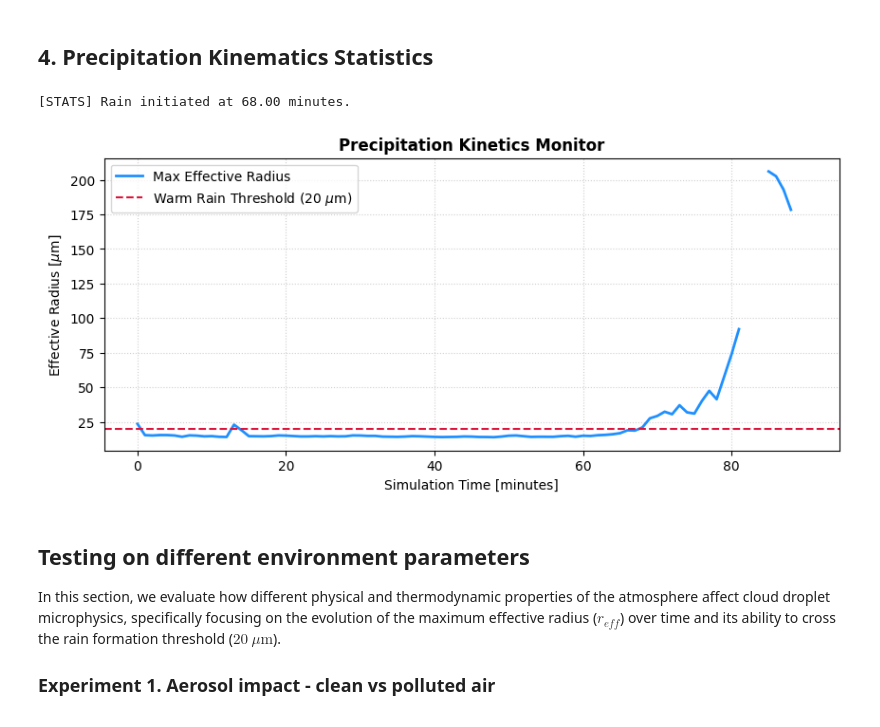
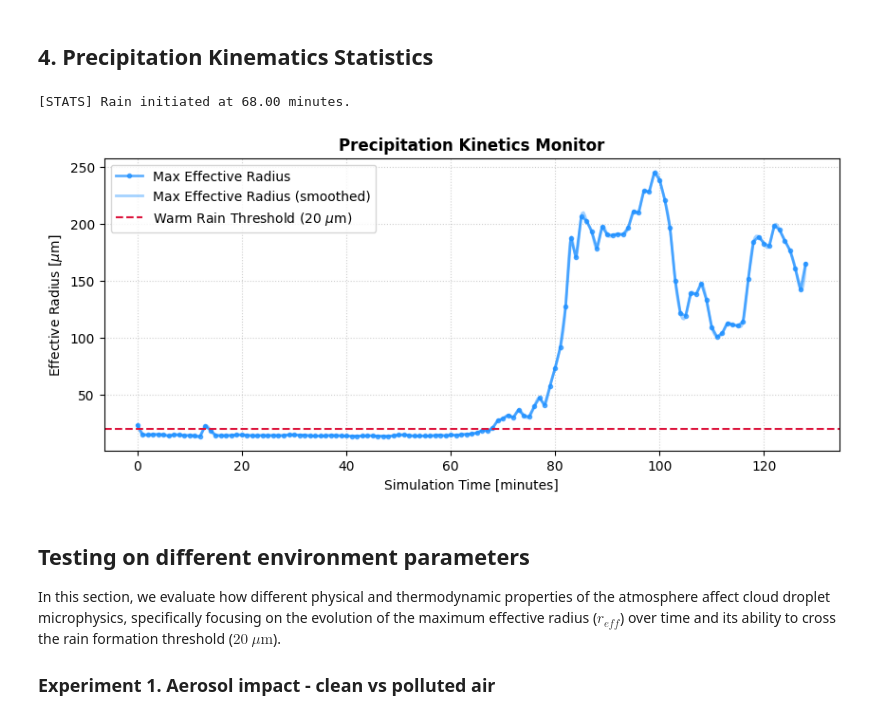
Before and after one commit to Gvabix/mps_project, a Jupyter notebook: PySDM_proj.ipynb, the cells around one changed output. Drawn from its saved outputs; the diff is of its cells as text; code cells hidden in the pictures.

Commit message:
no data gaps

```diff
--- a/PySDM_proj.ipynb
+++ b/PySDM_proj.ipynb
@@ -63,8 +63,8 @@ def smooth_plot_with_nanhandling(ax, time_axis, radius_axis, label, color, linew
     if np.any(nan_mask):
         warnings.warn(f"  {label}: {np.sum(nan_mask)} NaN values detected in {len(r_arr)} points")
 
-    # Plot original data (with gaps)
-    ax.plot(t_arr, r_arr, 'o-', label=label, color=color, linewidth=linewidth,
+    # Plot original data (NaNs filtered to avoid gaps)
+    ax.plot(t_arr[~nan_mask], r_arr[~nan_mask], 'o-', label=label, color=color, linewidth=linewidth,
             markersize=3, alpha=0.7)
 
     # If enabled, also try smooth interpolation (skip NaNs)
@@ -129,7 +129,7 @@ for step in tqdm(settings.output_steps, desc="Processing Cloud Physics"):
     time_axis_min.append(current_time_min)
 
     eff_radius_field = sim.particulator.products[product_key].get()
-    max_effective_radii.append(np.max(eff_radius_field))
+    max_effective_radii.append(np.nanmax(eff_radius_field))
 
     # FIX: We transpose the grid (.T) right here so Altitude (Z) correctly represents the Y-axis of the image
     spatial_frames.append(np.copy(eff_radius_field.T))
@@ -179,27 +179,27 @@ Animation successfully exported to: cloud_simulation.gif
 ## 4. Precipitation Kinematics Statistics
 # %%
 plt.figure(figsize=(10, 4))
-plt.plot(time_axis_min, max_effective_radii, color='dodgerblue', linewidth=2, label='Max Effective Radius')
+smooth_plot_with_nanhandling(plt.gca(), time_axis_min, max_effective_radii, 'Max Effective Radius', 'dodgerblue')
 plt.axhline(y=20.0, color='crimson', linestyle='--', label=r'Warm Rain Threshold ($20\ \mu$m)')
 plt.xlabel("Simulation Time [minutes]")
 plt.ylabel(r"Effective Radius [$\mu$m]")
 plt.title("Precipitation Kinetics Monitor", fontsize=12, fontweight='bold')
 plt.grid(True, linestyle=':', alpha=0.6)
 plt.legend()
 
 radii_arr = np.array(max_effective_radii)
 rain_triggered = False
 for i in range(2, len(radii_arr)):
     if radii_arr[i] >= 20.0 and radii_arr[i-1] >= 20.0 and radii_arr[i-2] >= 20.0:
         print(f"[STATS] Rain initiated at {time_axis_min[i-2]:.2f} minutes.")
         rain_triggered = True
         break
 if not rain_triggered:
     print("[STATS] No rain threshold reached during this execution timeframe.")
 plt.show()
 # %% [output]
 [STATS] Rain initiated at 68.00 minutes.
-[figure, old version]
+[figure, new version]
 # %% [markdown]
 ## Testing on different environment parameters
 
```
Also changed, not shown: parts of 7 cells of this notebook.
